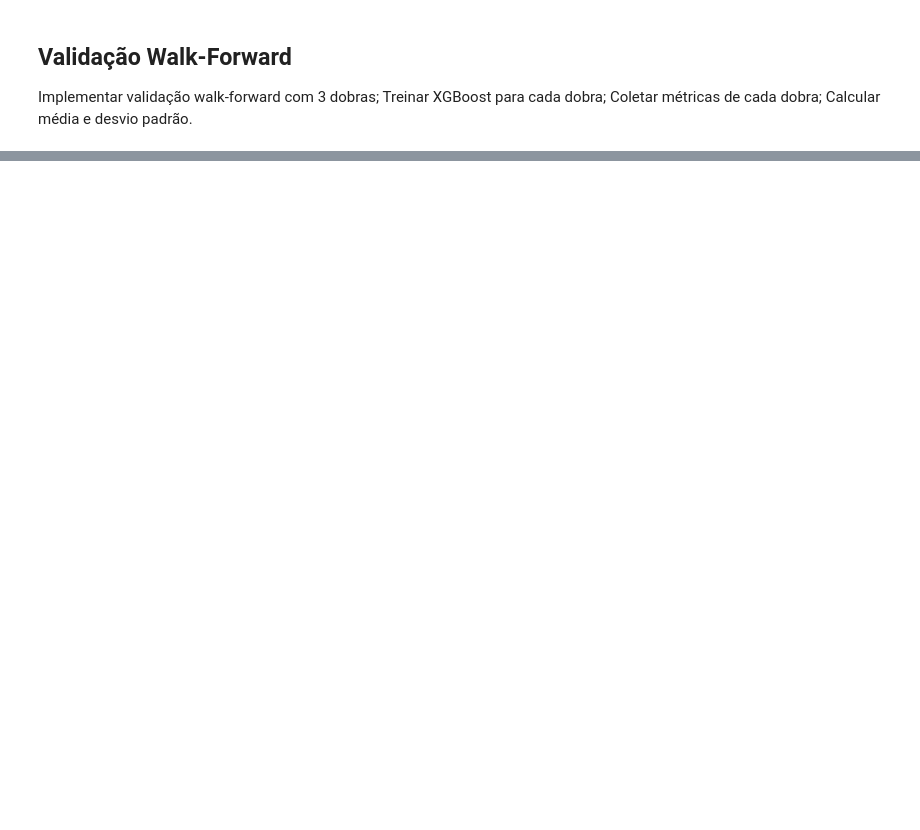
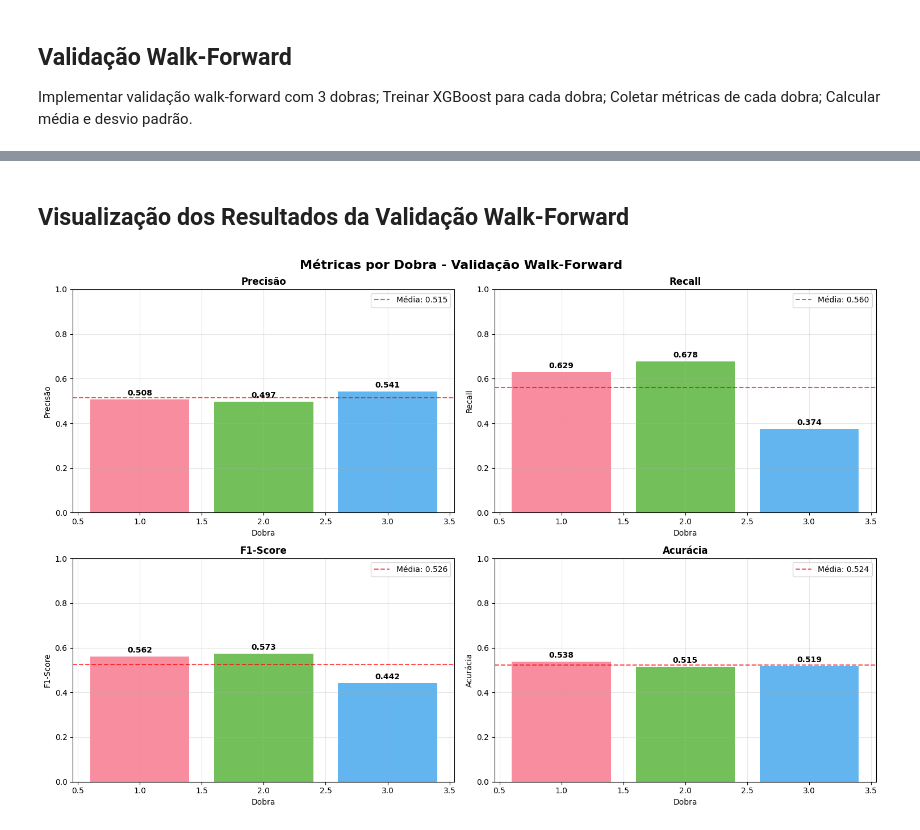
Before and after one commit to suprarn/tudofiap, a Jupyter notebook: Tech Challenge 2/final/tech_challenge_2_final.ipynb, the cells around one changed output, grey strips where cells are left out. Drawn from its saved outputs; the diff is of its cells as text; code cells hidden in the pictures; blank space fills up the shorter version.

```diff
--- a/Tech Challenge 2/final/tech_challenge_2_final.ipynb
+++ b/Tech Challenge 2/final/tech_challenge_2_final.ipynb
@@ -1867,0 +1912,37 @@ metricas_dobras = validacao_walk_forward(dados_preparados, n_splits=3)
+# %% [markdown]
+## Visualização dos Resultados da Validação Walk-Forward
+# %%
+# Gráfico de barras com as métricas por dobra
+fig, axes = plt.subplots(2, 2, figsize=(15, 10))
+fig.suptitle('Métricas por Dobra - Validação Walk-Forward', fontsize=16, fontweight='bold')
+
+metricas_plot = ['precision', 'recall', 'f1_score', 'accuracy']
+titulos = ['Precisão', 'Recall', 'F1-Score', 'Acurácia']
+
+for i, (metrica, titulo) in enumerate(zip(metricas_plot, titulos)):
+    ax = axes[i//2, i%2]
+
+    bars = ax.bar(df_metricas['dobra'], df_metricas[metrica],
+                  color=sns.color_palette("husl", len(df_metricas)), alpha=0.8)
+
+    # Adiciona valores nas barras
+    for bar, valor in zip(bars, df_metricas[metrica]):
+        ax.text(bar.get_x() + bar.get_width()/2, bar.get_height() + 0.01,
+                f'{valor:.3f}', ha='center', va='bottom', fontweight='bold')
+
+    # Linha da média
+    media = df_metricas[metrica].mean()
+    ax.axhline(y=media, color='red', linestyle='--', alpha=0.7,
+               label=f'Média: {media:.3f}')
+
+    ax.set_title(titulo, fontsize=12, fontweight='bold')
+    ax.set_xlabel('Dobra')
+    ax.set_ylabel(titulo)
+    ax.set_ylim(0, 1)
+    ax.legend()
+    ax.grid(True, alpha=0.3)
+
+plt.tight_layout()
+plt.show()
+# %% [output]
+[figure, added]
```
Also changed, not shown: parts of 8 cells of this notebook, 3 other files.
